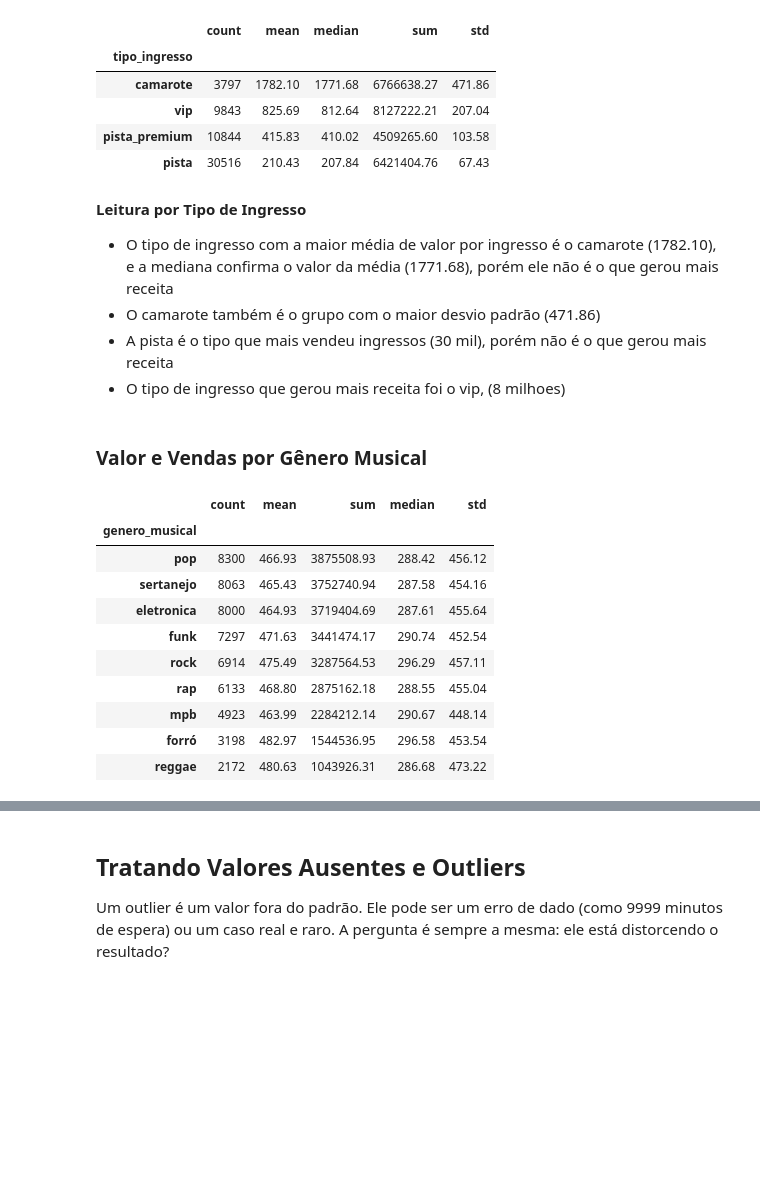
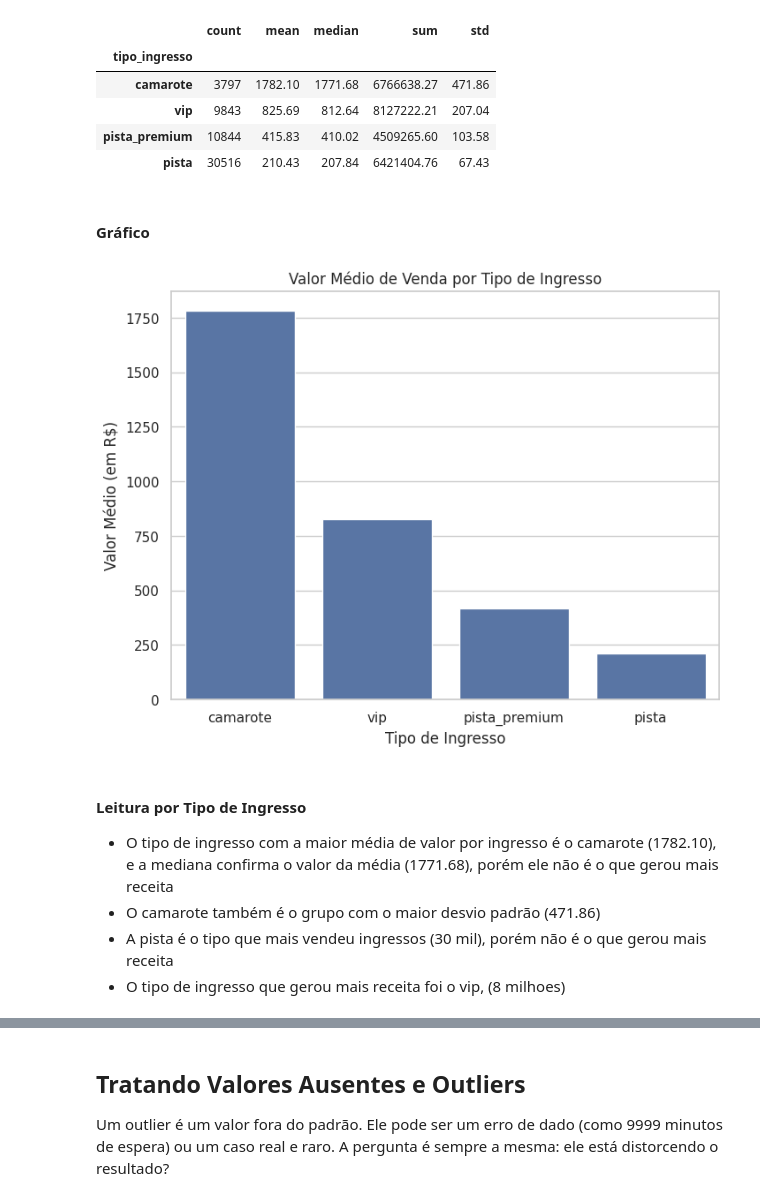
Before and after one commit to sugarfreecat/festival-musica, a Jupyter notebook: notebooks/01_analise_exploratoria_vendas.ipynb, the cells around one changed output, grey strips where cells are left out. Cells and saved outputs as stored; diff of their text form; code cells hidden in the pictures; blank space fills up the shorter version.

```diff
--- a/notebooks/01_analise_exploratoria_vendas.ipynb
+++ b/notebooks/01_analise_exploratoria_vendas.ipynb
@@ -358,11 +422,10 @@ display(por_grupo)
 # %%
-# Coluna categórica usada para comparar (da fato ou da dimensão). Poucos valores diferentes funcionam melhor.
 COLUNA_GRUPO = "tipo_ingresso"
 
 # Quantidade, média, mediana e desvio padrão de cada grupo, do maior para o menor valor médio.
-por_grupo = df_completo.groupby(COLUNA_GRUPO)[COLUNA_NUMERICA].agg(["count", "mean", "median", "sum", "std"]).round(2)
-por_grupo = por_grupo.sort_values("mean", ascending=False)
-display(por_grupo)
+vendas_por_tipo_ingresso = df_completo.groupby(COLUNA_GRUPO)[COLUNA_NUMERICA].agg(["count", "mean", "median", "sum", "std"]).round(2)
+vendas_por_tipo_ingresso = vendas_por_tipo_ingresso.sort_values("mean", ascending=False)
+display(vendas_por_tipo_ingresso)
 # %% [output]
 |  | count | mean | median | sum | std |
 | tipo_ingresso |  |  |  |  |  |
@@ -370,30 +433,20 @@ display(por_grupo)
 | vip | 9843 | 825.69 | 812.64 | 8127222.21 | 207.04 |
 | pista_premium | 10844 | 415.83 | 410.02 | 4509265.60 | 103.58 |
 | pista | 30516 | 210.43 | 207.84 | 6421404.76 | 67.43 |
+# %% [markdown]
+#### Gráfico
+# %%
+sns.barplot(data=vendas_por_tipo_ingresso, x="tipo_ingresso", y="mean", errorbar=None)
+plt.title("Valor Médio de Venda por Tipo de Ingresso")
+plt.ylabel("Valor Médio (em R$)")
+plt.xlabel("Tipo de Ingresso")
+plt.show()
+# %% [output]
+[figure, added]
 # %% [markdown]
-**Leitura por Tipo de Ingresso**
+#### **Leitura por Tipo de Ingresso**
 
 - O tipo de ingresso com a maior média de valor por ingresso é o camarote (1782.10), e a mediana confirma o valor da média (1771.68), porém ele não é o que gerou mais receita
 - O camarote também é o grupo com o maior desvio padrão (471.86)
 - A pista é o tipo que mais vendeu ingressos (30 mil), porém não é o que gerou mais receita
 - O tipo de ingresso que gerou mais receita foi o vip, (8 milhoes)
-# %% [markdown]
-### Valor e Vendas por Gênero Musical
-# %%
-COLUNA_GRUPO = "genero_musical"     # coluna da dimensão: só existe em df_completo por causa da junção
-
-valor_por_genero = df_completo.groupby(COLUNA_GRUPO)[COLUNA_NUMERICA].agg(["count", "mean", "sum", "median", "std"]).round(2)
-valor_por_genero = valor_por_genero.sort_values("count", ascending=False)
-display(valor_por_genero)
-# %% [output]
-|  | count | mean | sum | median | std |
-| genero_musical |  |  |  |  |  |
-| pop | 8300 | 466.93 | 3875508.93 | 288.42 | 456.12 |
-| sertanejo | 8063 | 465.43 | 3752740.94 | 287.58 | 454.16 |
-| eletronica | 8000 | 464.93 | 3719404.69 | 287.61 | 455.64 |
-| funk | 7297 | 471.63 | 3441474.17 | 290.74 | 452.54 |
-| rock | 6914 | 475.49 | 3287564.53 | 296.29 | 457.11 |
-| rap | 6133 | 468.80 | 2875162.18 | 288.55 | 455.04 |
-| mpb | 4923 | 463.99 | 2284212.14 | 290.67 | 448.14 |
-| forró | 3198 | 482.97 | 1544536.95 | 296.58 | 453.54 |
-| reggae | 2172 | 480.63 | 1043926.31 | 286.68 | 473.22 |
```
Also changed, not shown: parts of 31 cells of this notebook.
